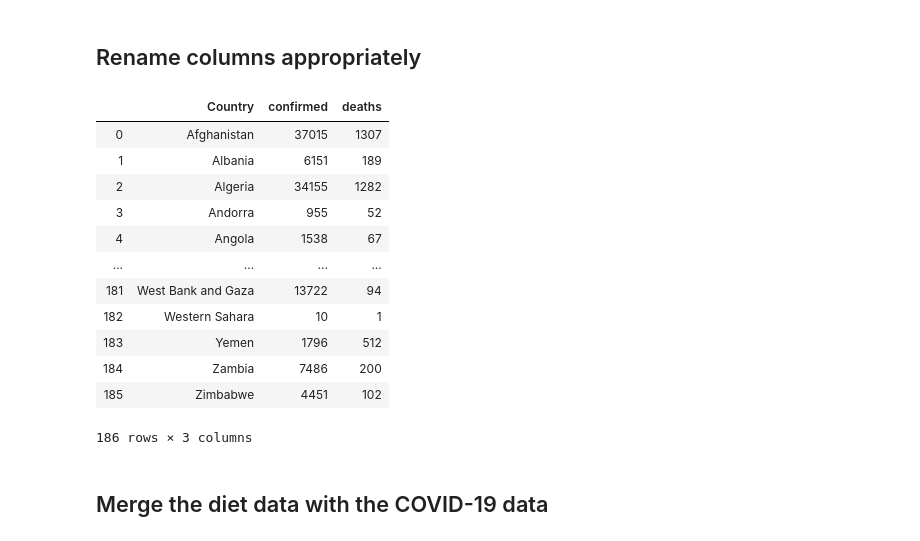
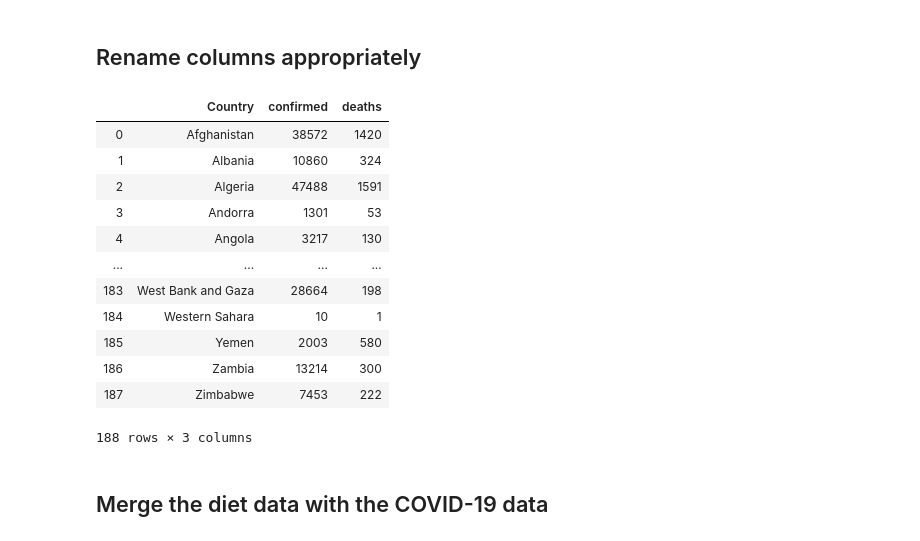
Before and after one commit to YaluZhou/Project3, a Jupyter notebook: COVID-diet.ipynb, the cells around one changed output. Cells and saved outputs as stored; diff of their text form; code cells hidden in the pictures.

```diff
--- a/COVID-diet.ipynb
+++ b/COVID-diet.ipynb
@@ -168,0 +153,3 @@ confirmed_global_df
+# %%
+confirmed_global_df=confirmed_global_df[['Country/Region','9/10/20']]
+confirmed_global_df
@@ -189,9 +190,13 @@ confirmed_global_df
 ## Load the John Hopkins COVID Deaths Data
 # %%
 #Load CSV
+
+death_cases_data_url = 'https://raw.githubusercontent.com/CSSEGISandData/COVID-19/master/csse_covid_19_data/csse_covid_19_time_series/time_series_covid19_deaths_global.csv'
+
 deaths_global="time_series_covid19_deaths_global.csv"
 # Read CSV
-deaths_global_df = pd.read_csv(deaths_global)
+#deaths_global_df = pd.read_csv(deaths_global)
+deaths_global_df =pd.read_csv(death_cases_data_url)
 
 # Show Data
 deaths_global_df
@@ -212,5 +217,2 @@ deaths_global_df
 # %% [markdown]
 ## Drop columns not required
-# %%
-deaths_global_df=deaths_global_df.drop(['Province/State','Lat','Long'], axis=1)
-deaths_global_df
@@ -231,3 +219,5 @@ deaths_global_df
+# %%
+deaths_global_df=deaths_global_df[['Country/Region','9/10/20']]
 # %% [markdown]
 ## Group by Country
 # %%
@@ -271,23 +261,23 @@ covid_merged_df
 # %% [markdown]
 ## Rename columns appropriately
 # %%
-covid_merged_df=covid_merged_df.rename({'Country/Region':'Country', '8/7/2020_x':'confirmed','8/7/2020_y':'deaths'}, axis=1)
+covid_merged_df=covid_merged_df.rename({'Country/Region':'Country', '9/10/20_x':'confirmed','9/10/20_y':'deaths'}, axis=1)
 
 covid_merged_df
 # %% [output]
 |  | Country | confirmed | deaths |
-| 0 | Afghanistan | 37015 | 1307 |
-| 1 | Albania | 6151 | 189 |
-| 2 | Algeria | 34155 | 1282 |
-| 3 | Andorra | 955 | 52 |
-| 4 | Angola | 1538 | 67 |
+| 0 | Afghanistan | 38572 | 1420 |
+| 1 | Albania | 10860 | 324 |
+| 2 | Algeria | 47488 | 1591 |
+| 3 | Andorra | 1301 | 53 |
+| 4 | Angola | 3217 | 130 |
 | ... | ... | ... | ... |
-| 181 | West Bank and Gaza | 13722 | 94 |
-| 182 | Western Sahara | 10 | 1 |
-| 183 | Yemen | 1796 | 512 |
-| 184 | Zambia | 7486 | 200 |
-| 185 | Zimbabwe | 4451 | 102 |
+| 183 | West Bank and Gaza | 28664 | 198 |
+| 184 | Western Sahara | 10 | 1 |
+| 185 | Yemen | 2003 | 580 |
+| 186 | Zambia | 13214 | 300 |
+| 187 | Zimbabwe | 7453 | 222 |
-186 rows × 3 columns
+188 rows × 3 columns
 # %% [markdown]
 ## Merge the diet data with the COVID-19 data
 # %%
```
Also changed, not shown: parts of 36 cells of this notebook, 7 other files.
